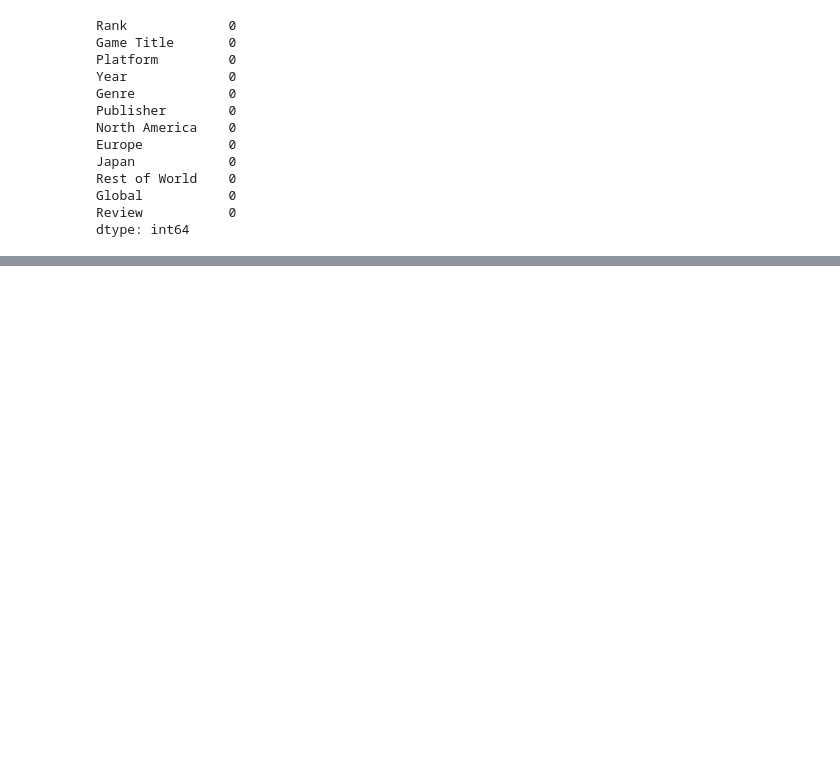
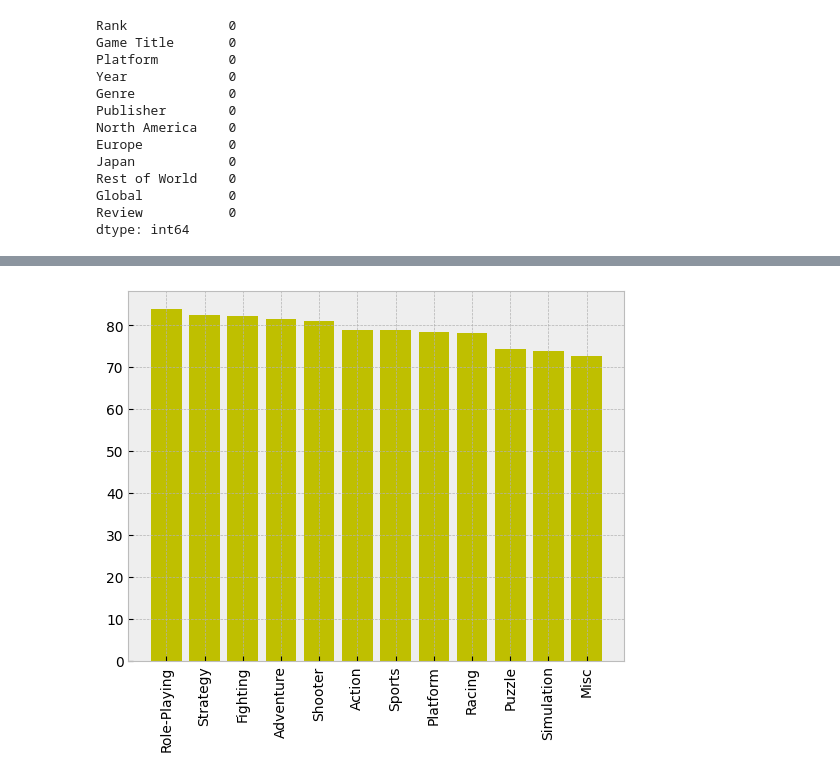
Before and after one commit to Jonkkeyler333/Jonkkeyler333-Video-Game-Opportunity, a Jupyter notebook: Main.ipynb, the cells around one changed output, grey strips where cells are left out. Drawn from its saved outputs; the diff is of its cells as text; code cells hidden in the pictures; blank space fills up the shorter version.

```diff
--- a/Main.ipynb
+++ b/Main.ipynb
@@ -133,0 +193,2 @@ dtype: int64
+# %%
+best_review_genre=video_games_data.groupby('Genre')['Review'].agg('mean').sort_values(ascending=False)
@@ -133,0 +210,9 @@ dtype: int64
+# %%
+plt.style.use('bmh')
+fig,ax=plt.subplots()
+ax.bar(best_review_genre.index,best_review_genre,color='y')
+ax.set_xticks(best_review_genre.index)
+ax.set_xticklabels(best_review_genre.index,rotation=90)
+plt.show()
+# %% [output]
+[figure, added]
```
Also changed, not shown: parts of 7 cells of this notebook.
